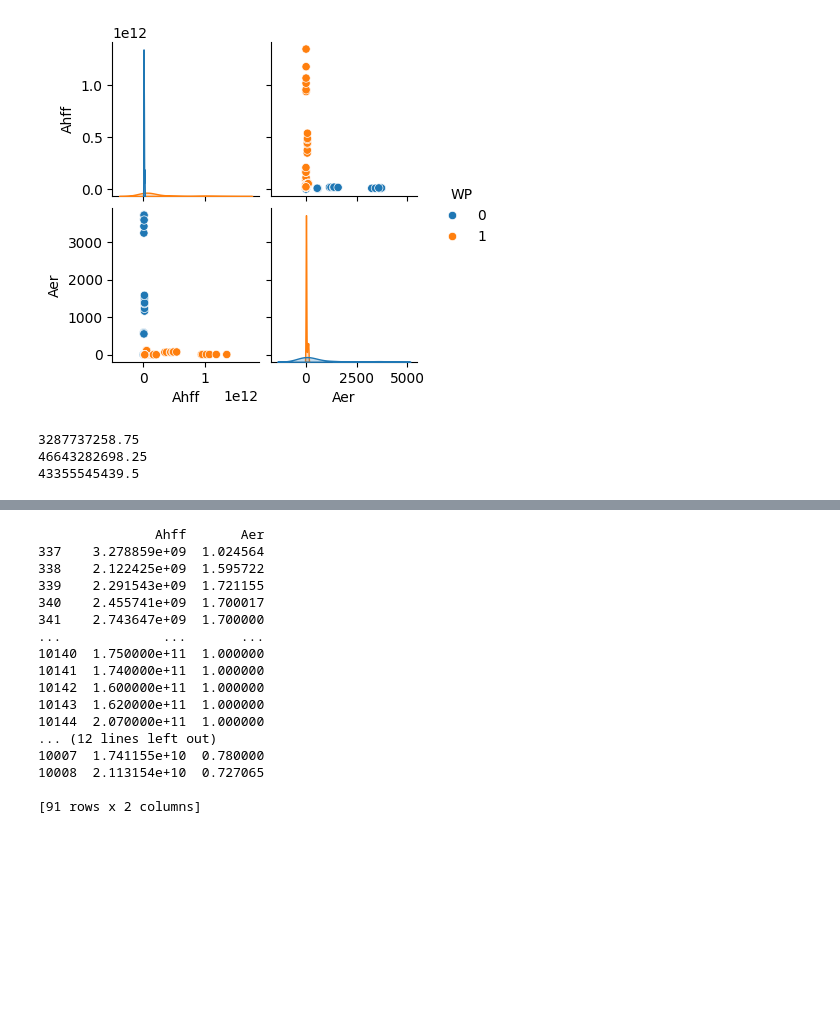
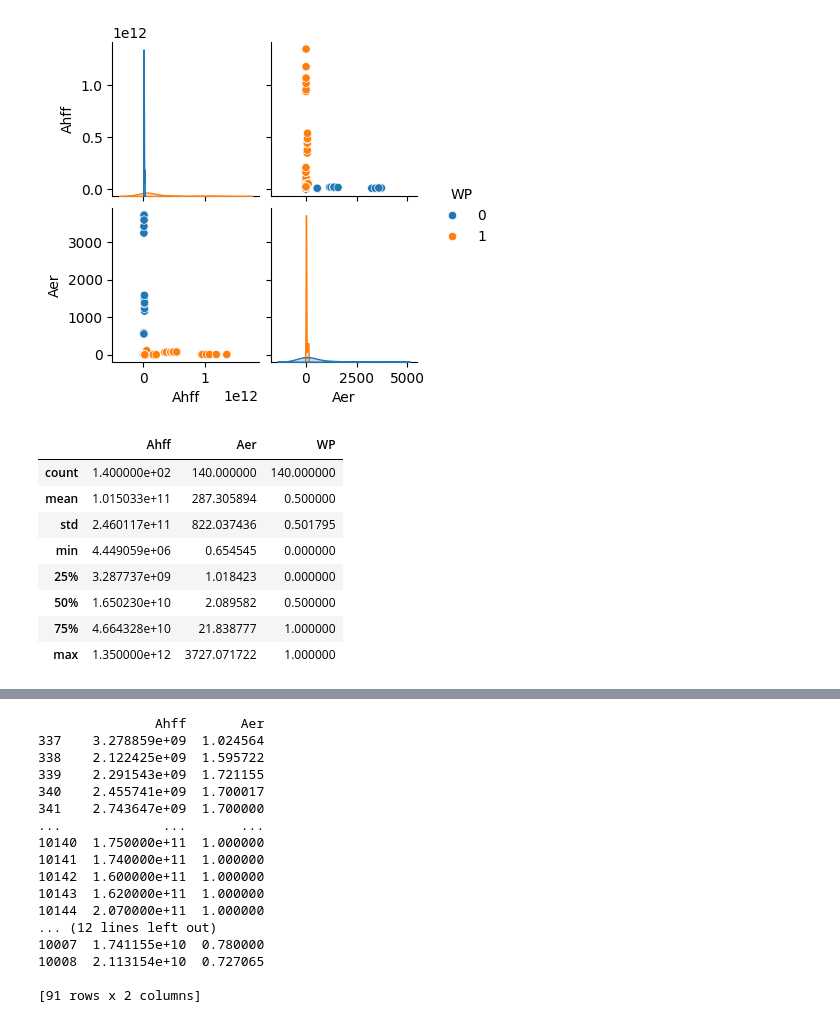
Before and after one commit to Didac-piferrer/MUDS, a Jupyter notebook: SBC/MD005_DidacPiferrerIglesias_Regresion.ipynb, the cells around one changed output, grey strips where cells are left out. Saved outputs shown, nothing was run; the diff lists cells and outputs as text; code cells hidden in the pictures; blank space fills up the shorter version.

```diff
--- a/SBC/MD005_DidacPiferrerIglesias_Regresion.ipynb
+++ b/SBC/MD005_DidacPiferrerIglesias_Regresion.ipynb
@@ -199,24 +199,18 @@ plt.show()
 [figure]
 # %%
 from sklearn.preprocessing import StandardScaler
-# %%
-#Quitamos los outliers antes de normalizar
-#Para quitarlos necesitamos calcular los quantiles
-
-#Outliers Ahff
-Q1_Ahff = mydf['Ahff'].quantile(0.25)
-Q3_Ahff = mydf['Ahff'].quantile(0.75)
-IQR_Ahff = Q3_Ahff - Q1_Ahff
-
-print(Q1_Ahff)
-print(Q3_Ahff)
-print(IQR_Ahff)
-
-#Outliers Aer
-Q1_Aer = mydf['Aer'].quantile(0.25)
-Q3_Aer = mydf['Aer'].quantile(0.75)
-IQR_Aer = Q3_Aer - Q1_Aer
-# %% [output]
-3287737258.75
-46643282698.25
-43355545439.5
+# %%
+#Quitamos los outliers antes de normalizar
+#Para quitarlos necesitamos calcular los quantiles
+resumen = mydf.describe()
+resumen
+# %% [output]
+|  | Ahff | Aer | WP |
+| count | 1.400000e+02 | 140.000000 | 140.000000 |
+| mean | 1.015033e+11 | 287.305894 | 0.500000 |
+| std | 2.460117e+11 | 822.037436 | 0.501795 |
+| min | 4.449059e+06 | 0.654545 | 0.000000 |
+| 25% | 3.287737e+09 | 1.018423 | 0.000000 |
+| 50% | 1.650230e+10 | 2.089582 | 0.500000 |
+| 75% | 4.664328e+10 | 21.838777 | 1.000000 |
+| max | 1.350000e+12 | 3727.071722 | 1.000000 |
```
Also changed, not shown: parts of 10 cells of this notebook.
